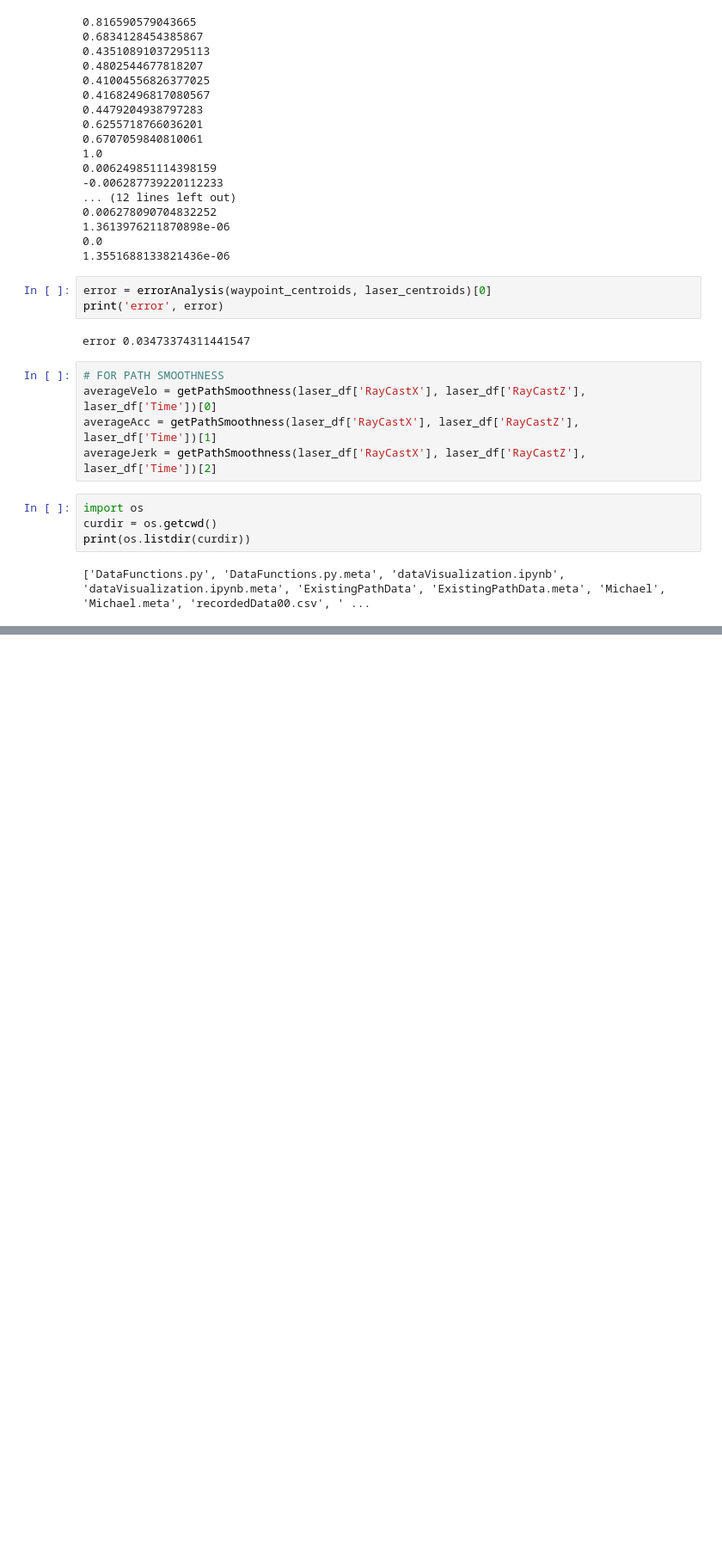
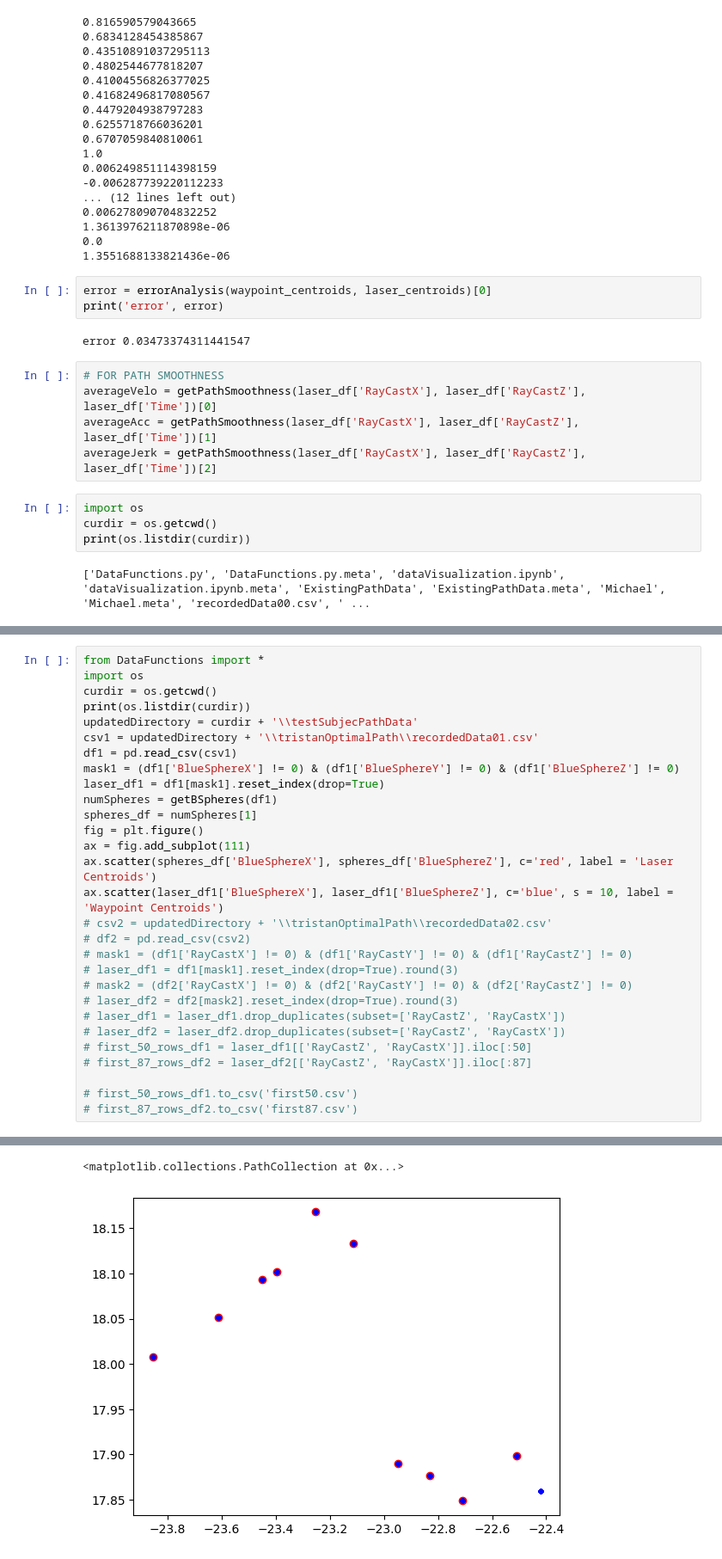
Before and after one commit to Talkis1/TTTS_data, a Jupyter notebook: dataVisualization.ipynb, the cells around one changed output, grey strips where cells are left out. Shown: that part at 86% size. Drawn from its saved outputs; the diff is of its cells as text; blank space fills up the shorter version.

Commit message:
a lot of changes to the functions file, in middle of another one

```diff
--- a/dataVisualization.ipynb
+++ b/dataVisualization.ipynb
@@ -521,0 +402,30 @@ number of waypoint centroids:  9
+# %%
+from DataFunctions import *
+import os
+curdir = os.getcwd()
+print(os.listdir(curdir))
+updatedDirectory = curdir + '\\testSubjecPathData'
+csv1 = updatedDirectory + '\\tristanOptimalPath\\recordedData01.csv'
+df1 = pd.read_csv(csv1)
+mask1 = (df1['BlueSphereX'] != 0) & (df1['BlueSphereY'] != 0) & (df1['BlueSphereZ'] != 0)
+laser_df1 = df1[mask1].reset_index(drop=True)
+numSpheres = getBSpheres(df1)
+spheres_df = numSpheres[1]
+fig = plt.figure()
+ax = fig.add_subplot(111)
+ax.scatter(spheres_df['BlueSphereX'], spheres_df['BlueSphereZ'], c='red', label = 'Laser Centroids')
+ax.scatter(laser_df1['BlueSphereX'], laser_df1['BlueSphereZ'], c='blue', s = 10, label = 'Waypoint Centroids')
+# csv2 = updatedDirectory + '\\tristanOptimalPath\\recordedData02.csv'
+# df2 = pd.read_csv(csv2)
+# mask1 = (df1['RayCastX'] != 0) & (df1['RayCastY'] != 0) & (df1['RayCastZ'] != 0)
+# laser_df1 = df1[mask1].reset_index(drop=True).round(3)
+# mask2 = (df2['RayCastX'] != 0) & (df2['RayCastY'] != 0) & (df2['RayCastZ'] != 0)
+# laser_df2 = df2[mask2].reset_index(drop=True).round(3)
+# laser_df1 = laser_df1.drop_duplicates(subset=['RayCastZ', 'RayCastX'])
+# laser_df2 = laser_df2.drop_duplicates(subset=['RayCastZ', 'RayCastX'])
+# first_50_rows_df1 = laser_df1[['RayCastZ', 'RayCastX']].iloc[:50]
+# first_87_rows_df2 = laser_df2[['RayCastZ', 'RayCastX']].iloc[:87]
+
+# first_50_rows_df1.to_csv('first50.csv')
+# first_87_rows_df2.to_csv('first87.csv')
+# %% [output]
@@ -521,0 +443,2 @@ number of waypoint centroids:  9
+<matplotlib.collections.PathCollection at 0x...>
+[figure, added]
```
Also changed, not shown: parts of 2 cells of this notebook, 1 other file.
